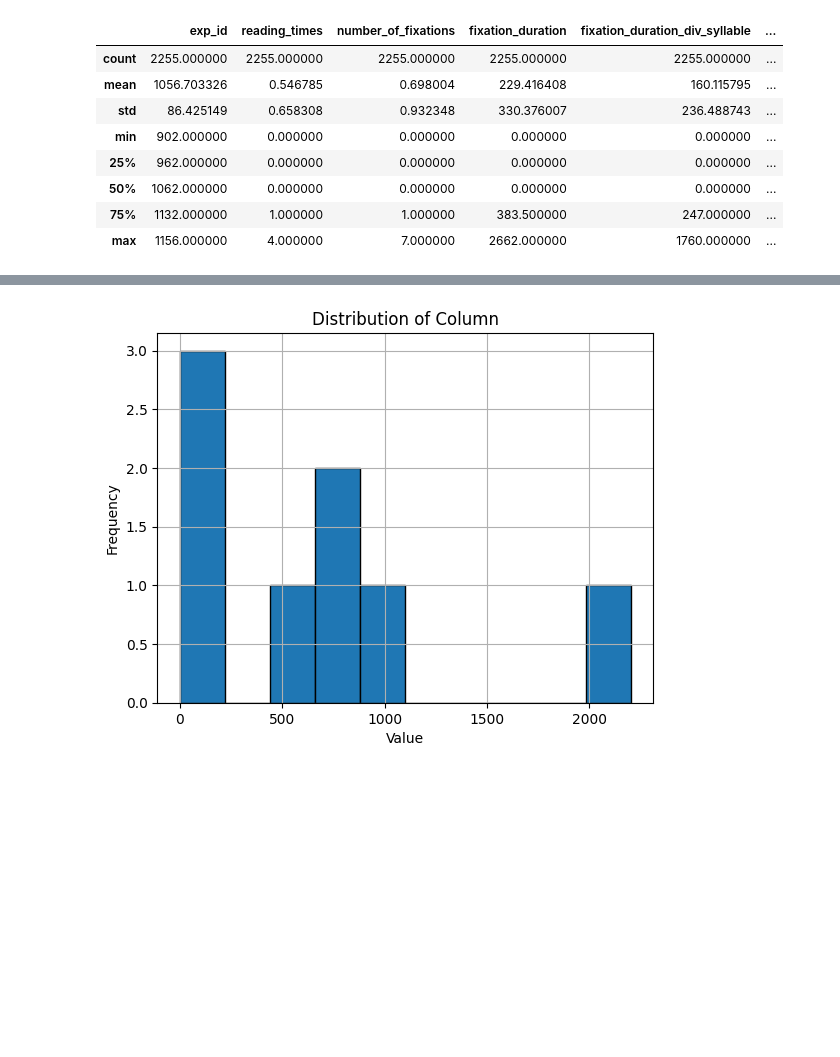
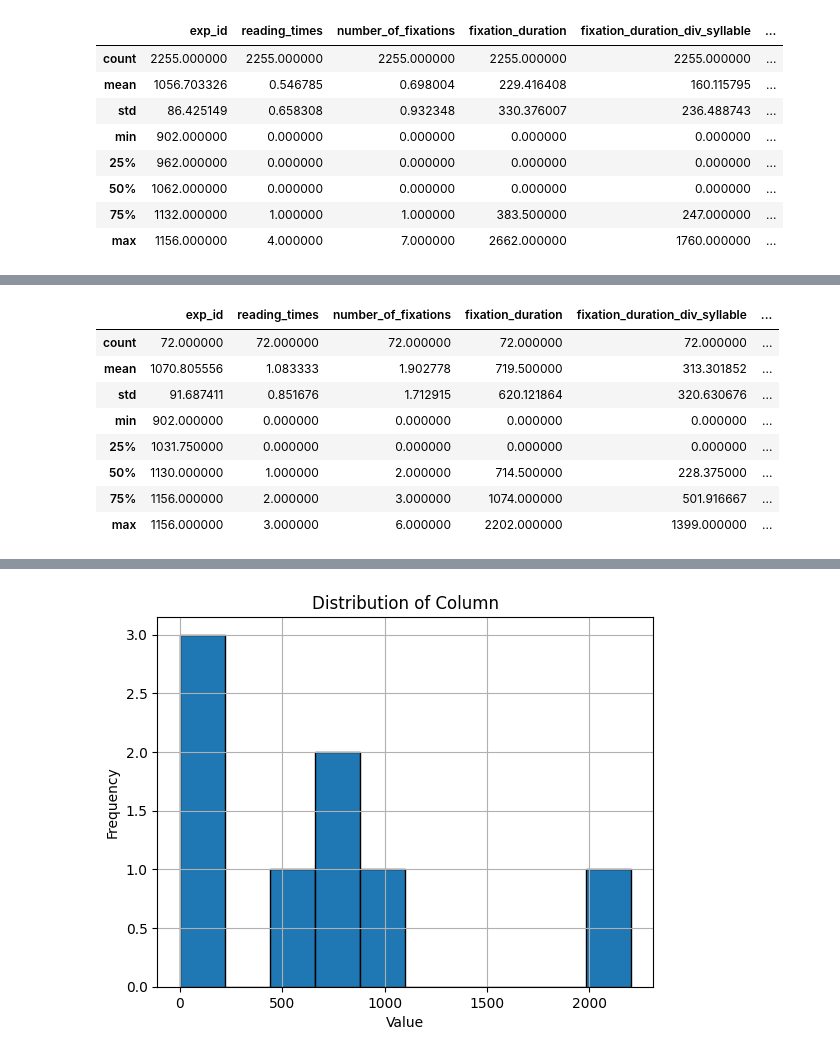
Before and after one commit to WhiteBlacken/eye_algorithm, a Jupyter notebook: data/data_analysis.ipynb, the cells around one changed output, grey strips where cells are left out. Cells and saved outputs as stored; diff of their text form; code cells hidden in the pictures; blank space fills up the shorter version.

```diff
--- a/data/data_analysis.ipynb
+++ b/data/data_analysis.ipynb
@@ -273,0 +285,13 @@ skip_predict = skip_data[skip_data['predicted_label']==0].describe()
+# %%
+skip_predict = skip_data[skip_data['true_label']==0]
+skip_predict.describe()
+# %% [output]
+|  | exp_id | reading_times | number_of_fixations | fixation_duration | fixation_duration_div_syllable | ... |
+| count | 72.000000 | 72.000000 | 72.000000 | 72.000000 | 72.000000 | ... |
+| mean | 1070.805556 | 1.083333 | 1.902778 | 719.500000 | 313.301852 | ... |
+| std | 91.687411 | 0.851676 | 1.712915 | 620.121864 | 320.630676 | ... |
+| min | 902.000000 | 0.000000 | 0.000000 | 0.000000 | 0.000000 | ... |
+| 25% | 1031.750000 | 0.000000 | 0.000000 | 0.000000 | 0.000000 | ... |
+| 50% | 1130.000000 | 1.000000 | 2.000000 | 714.500000 | 228.375000 | ... |
+| 75% | 1156.000000 | 2.000000 | 3.000000 | 1074.000000 | 501.916667 | ... |
+| max | 1156.000000 | 3.000000 | 6.000000 | 2202.000000 | 1399.000000 | ... |
```
Also changed, not shown: parts of 3 cells of this notebook.
